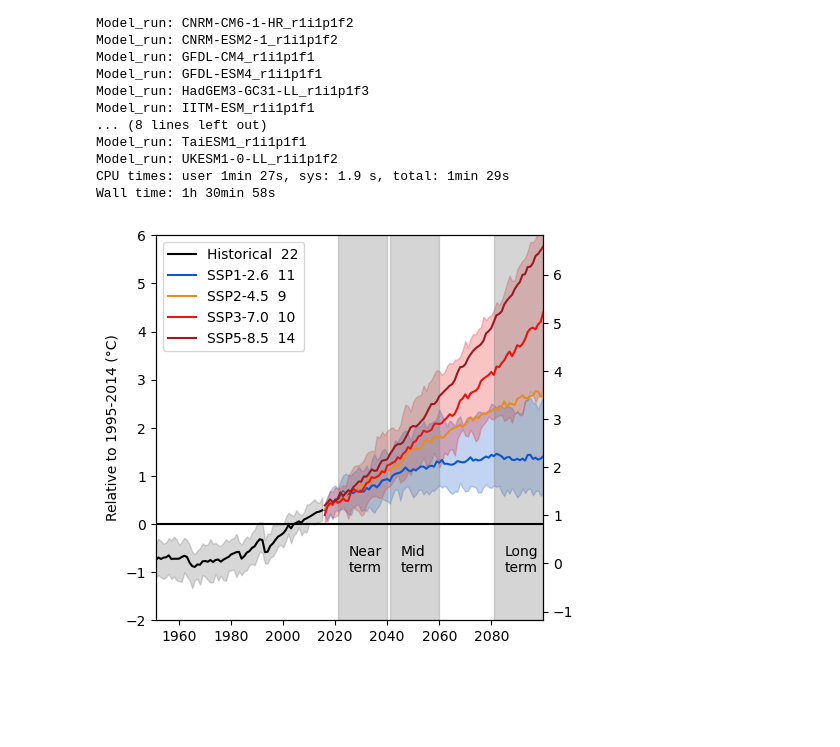
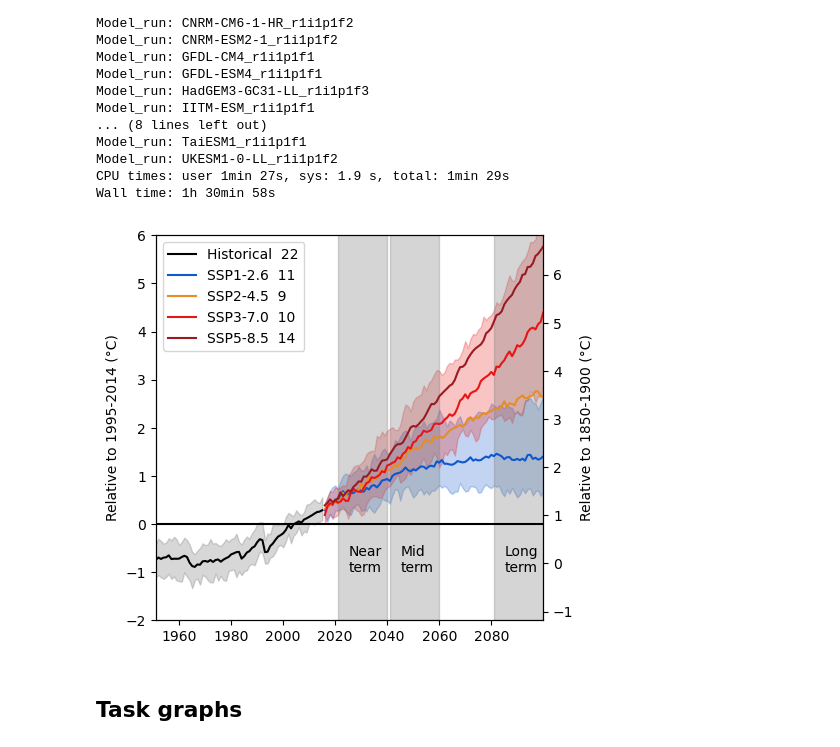
Before and after one commit to SantanderMetGroup/IPCC-Atlas-Datalab, a Jupyter notebook: notebooks/python/esgf-virtual-aggregation/gsat-pangeo.ipynb, the cells around one changed output. Saved outputs shown, nothing was run; the diff lists cells and outputs as text; code cells hidden in the pictures; blank space fills up the shorter version.

```diff
--- a/notebooks/python/esgf-virtual-aggregation/gsat-pangeo.ipynb
+++ b/notebooks/python/esgf-virtual-aggregation/gsat-pangeo.ipynb
@@ -303,31 +304,34 @@ ax.fill_between(
     -2, ytop+.82, alpha=.33, color="grey")
 ax.fill_between(
      m_ssp126["time"].sel(time=slice("20400101", "20600101")),
     -2, ytop+.82, alpha=.33, color="grey")
 ax.fill_between(
      m_ssp126["time"].sel(time=slice("20800101", None)),
     -2, ytop+.82, alpha=.33, color="grey")
 
 ax2 = ax.twinx()
+ax2.set_ylabel("Relative to 1850-1900 (°C)")
 ax2.set_ylim(bottom=-2+.82, top=ytop+.82)
 ax.set_ylim([-2, ytop])
 
 ax.plot(m_hist.time, m_hist, color="#010101", label=f"Historical  {len(un_mean_hist['member'])}")
 ax.plot(m_ssp126.time, m_ssp126, color="#0e57cc", label=f"SSP1-2.6  {len(un_mean_ssp126['member'])}")
 ax.plot(m_ssp245.time, m_ssp245, color="#e68d26", label=f"SSP2-4.5  {len(un_mean_ssp245['member'])}")
 ax.plot(m_ssp370.time, m_ssp370, color="#e81515", label=f"SSP3-7.0  {len(un_mean_ssp370['member'])}")
 ax.plot(m_ssp585.time, m_ssp585, color="#9b1a22", label=f"SSP5-8.5  {len(un_mean_ssp585['member'])}")
 
 # ax2.plot(m_hist_18.time, m_hist_18, color="#010101", label=f"Historical  {len(mean_hist['member'])}")
 # ax2.plot(m_ssp126_18.time, m_ssp126_18, color="#0e57cc", label=f"SSP1-2.6  {len(mean_ssp126['member'])}")
 # ax2.plot(m_ssp245_18.time, m_ssp245_18, color="#e68d26", label=f"SSP2-4.5  {len(mean_ssp245['member'])}")
 # ax2.plot(m_ssp370_18.time, m_ssp370_18, color="#e81515", label=f"SSP3-7.0  {len(mean_ssp370['member'])}")
 # ax2.plot(m_ssp585_18.time, m_ssp585_18, color="#9b1a22", label=f"SSP5-8.5  {len(mean_ssp585['member'])}")
 
 ax.margins(0)
 ax2.margins(0)
 ax.legend()
 
 plt.savefig("pangeo-unweighted.pdf")
 # %% [output]
-[figure, old version]
+[figure, new version]
+# %% [markdown]
+## Task graphs
```
Also changed, not shown: parts of 5 cells of this notebook.
